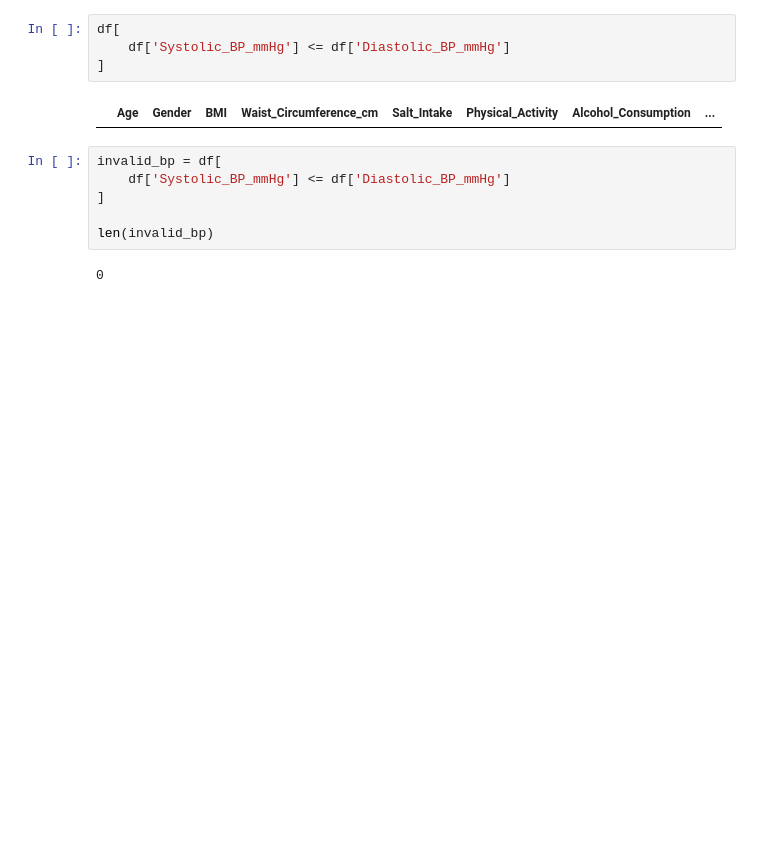
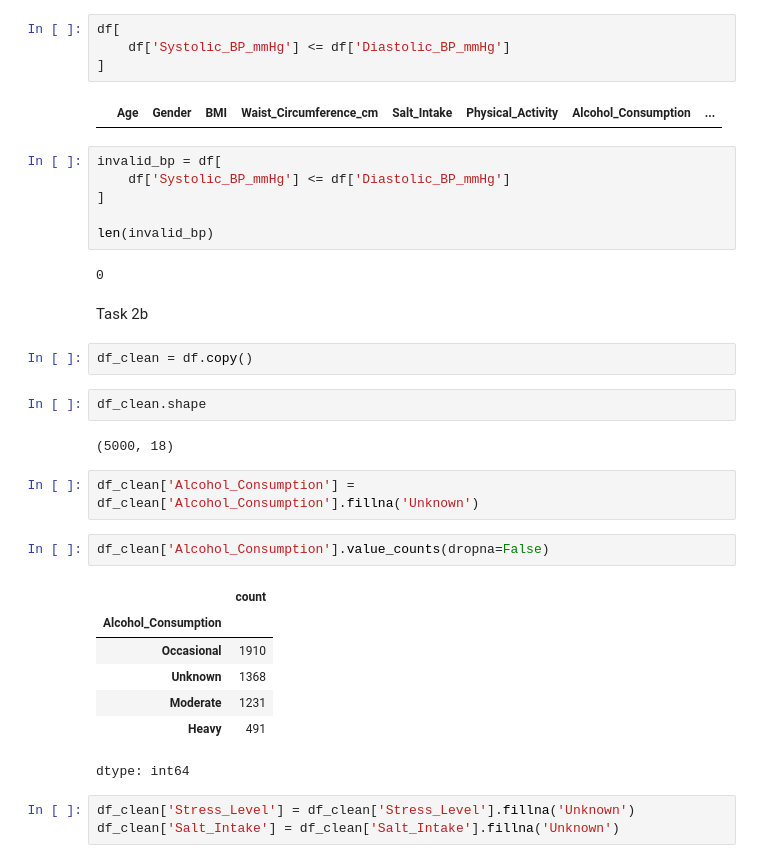
Before and after one commit to KarunaBaruwal/CMP7005-Hypertension-Analytics, a Jupyter notebook: CMP7005_Hypertension_Analysis.ipynb, the cells around one changed output. Cells and saved outputs as stored; diff of their text form; blank space fills up the shorter version.

```diff
--- a/CMP7005_Hypertension_Analysis.ipynb
+++ b/CMP7005_Hypertension_Analysis.ipynb
@@ -484,3 +484,26 @@ invalid_bp = df[
 len(invalid_bp)
 # %% [output]
 0
+# %% [markdown]
+Task 2b
+# %%
+df_clean = df.copy()
+# %%
+df_clean.shape
+# %% [output]
+(5000, 18)
+# %%
+df_clean['Alcohol_Consumption'] = df_clean['Alcohol_Consumption'].fillna('Unknown')
+# %%
+df_clean['Alcohol_Consumption'].value_counts(dropna=False)
+# %% [output]
+|  | count |
+| Alcohol_Consumption |  |
+| Occasional | 1910 |
+| Unknown | 1368 |
+| Moderate | 1231 |
+| Heavy | 491 |
+dtype: int64
+# %%
+df_clean['Stress_Level'] = df_clean['Stress_Level'].fillna('Unknown')
+df_clean['Salt_Intake'] = df_clean['Salt_Intake'].fillna('Unknown')
```
Also changed, not shown: parts of 10 cells of this notebook.
